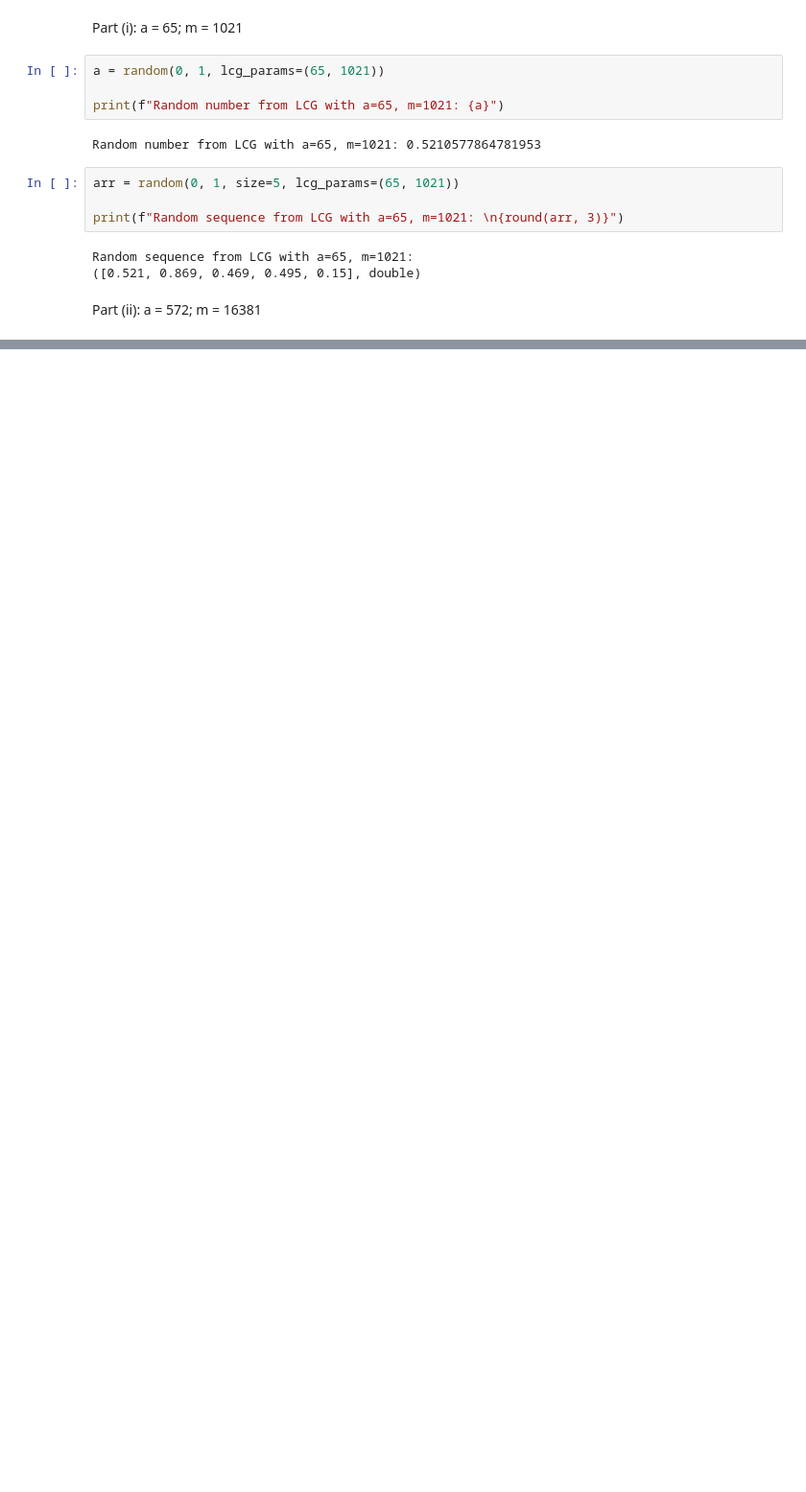
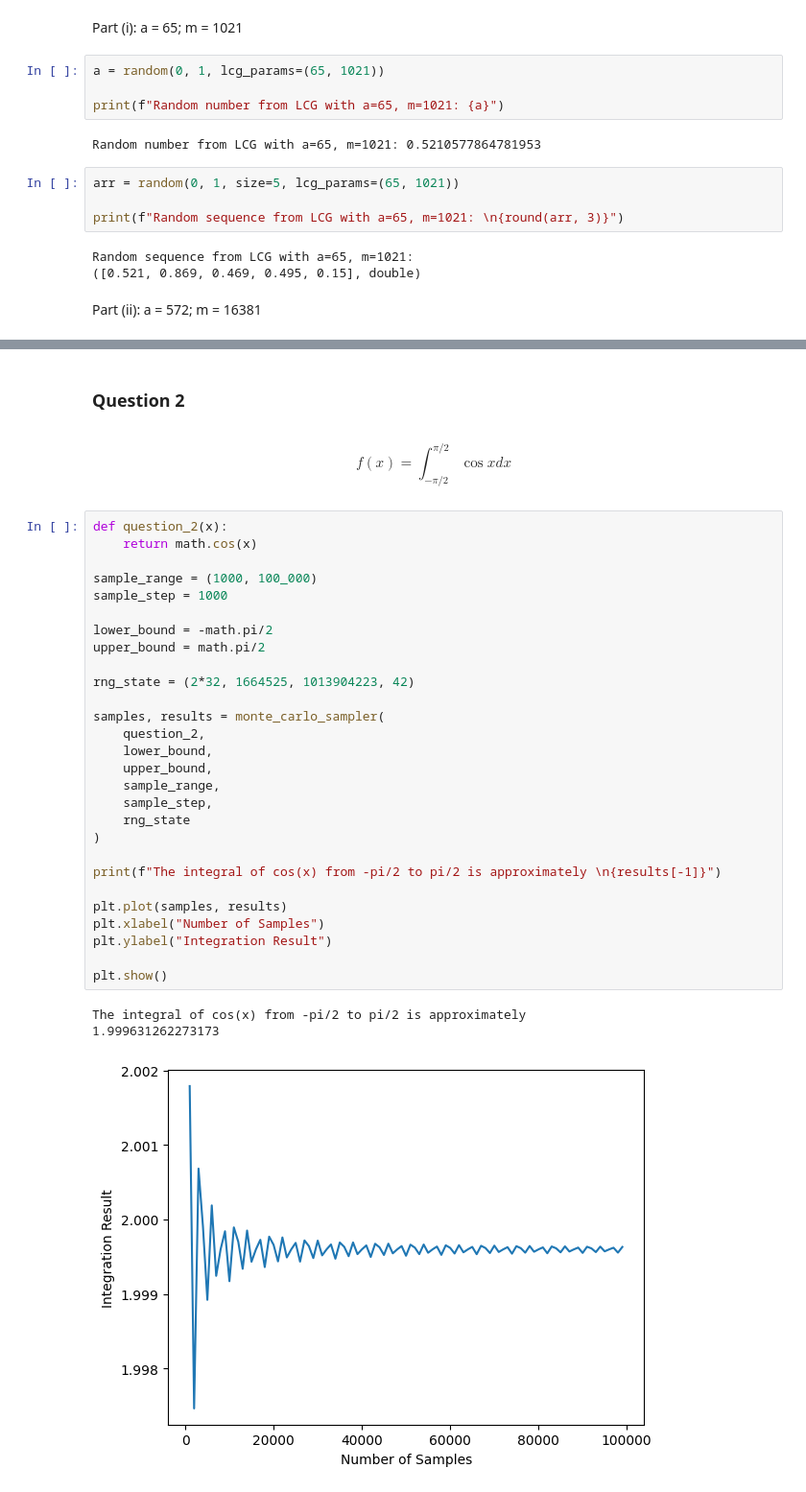
Before and after one commit to kmaitreys/p452-computational-physics, a Jupyter notebook: assignment-4.ipynb, the cells around one changed output, grey strips where cells are left out. Shown at 96% size. Cells and saved outputs as stored; diff of their text form; blank space fills up the shorter version.

```diff
--- a/assignment-4.ipynb
+++ b/assignment-4.ipynb
@@ -24,0 +44,38 @@ Part (ii): a = 572; m = 16381
+# %% [markdown]
+### Question 2
+# %% [markdown]
+$$
+f(x) = \int_{-\pi/2}^{\pi/2} \cos x dx
+$$
+# %%
+def question_2(x):
+    return math.cos(x)
+
+sample_range = (1000, 100_000)
+sample_step = 1000
+
+lower_bound = -math.pi/2
+upper_bound = math.pi/2
+
+rng_state = (2*32, 1664525, 1013904223, 42)
+
+samples, results = monte_carlo_sampler(
+    question_2,
+    lower_bound,
+    upper_bound,
+    sample_range,
+    sample_step,
+    rng_state
+)
+
+print(f"The integral of cos(x) from -pi/2 to pi/2 is approximately \n{results[-1]}")
+
+plt.plot(samples, results)
+plt.xlabel("Number of Samples")
+plt.ylabel("Integration Result")
+
+plt.show()
+# %% [output]
+The integral of cos(x) from -pi/2 to pi/2 is approximately
+1.999631262273173
+[figure, added]
```
Also changed, not shown: parts of 8 cells of this notebook.
